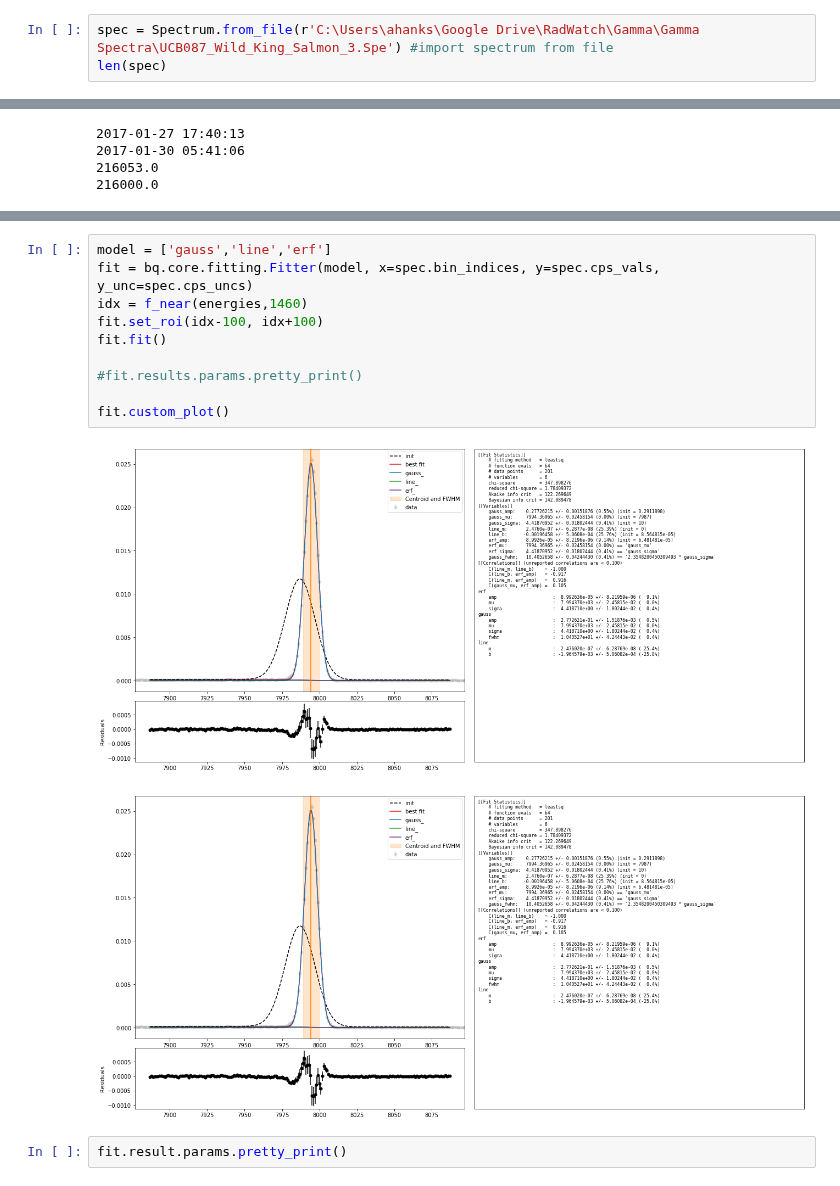
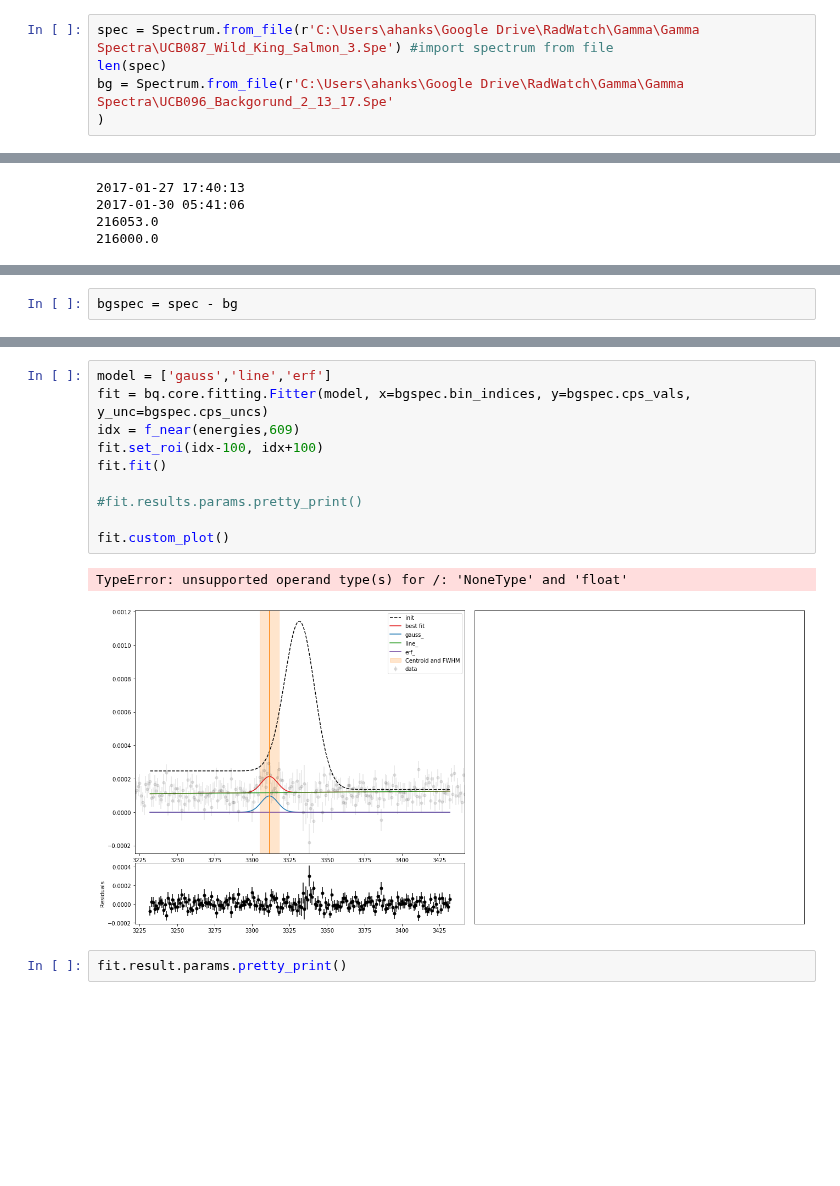
Before and after one commit to bearing/radwatch-analysis, a Jupyter notebook: Becquerel Peak Fit Testing.ipynb, the cells around one changed output, grey strips where cells are left out. Cells and saved outputs as stored; diff of their text form; blank space fills up the shorter version.

```diff
--- a/Becquerel Peak Fit Testing.ipynb
+++ b/Becquerel Peak Fit Testing.ipynb
@@ -12,5 +12,7 @@ def gaussian(x):
 # %%
 spec = Spectrum.from_file(r'C:\Users\ahanks\Google Drive\RadWatch\Gamma\Gamma Spectra\UCB087_Wild_King_Salmon_3.Spe') #import spectrum from file
 len(spec)
+bg = Spectrum.from_file(r'C:\Users\ahanks\Google Drive\RadWatch\Gamma\Gamma Spectra\UCB096_Backgorund_2_13_17.Spe'
+)
 # %% [output]
 SpeFile: Reading file C:\Users\ahanks\Google Drive\RadWatch\Gamma\Gamma Spectra\UCB087_Wild_King_Salmon_3.Spe
@@ -63,5 +58,7 @@ print(energies[k_40_idx])
  [2614    3]]
 7987
 1459.9758617672946
+# %%
+bgspec = spec - bg
 # %%
 #test plotting
@@ -80,16 +79,16 @@ np.sum(plot_counts)
 # %%
 model = ['gauss','line','erf']
-fit = bq.core.fitting.Fitter(model, x=spec.bin_indices, y=spec.cps_vals, y_unc=spec.cps_uncs)
-idx = f_near(energies,1460)
+fit = bq.core.fitting.Fitter(model, x=bgspec.bin_indices, y=bgspec.cps_vals, y_unc=bgspec.cps_uncs)
+idx = f_near(energies,609)
 fit.set_roi(idx-100, idx+100)
 fit.fit()
 
 #fit.results.params.pretty_print()
 
 fit.custom_plot()
 # %% [output]
+TypeError: unsupported operand type(s) for /: 'NoneType' and 'float'
-[figure, old version]
+[figure, new version]
-[figure, removed]
 # %%
 fit.result.params.pretty_print()
 # %% [output]
```
Also changed, not shown: parts of 5 cells of this notebook, 5 other files.
